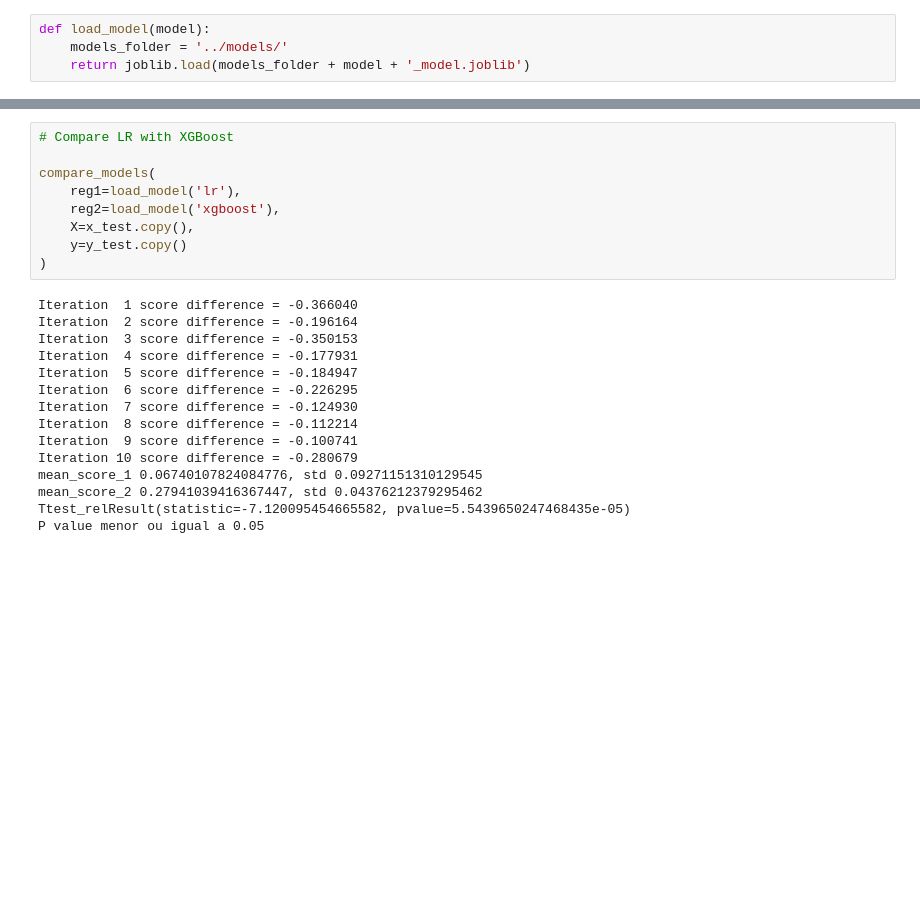
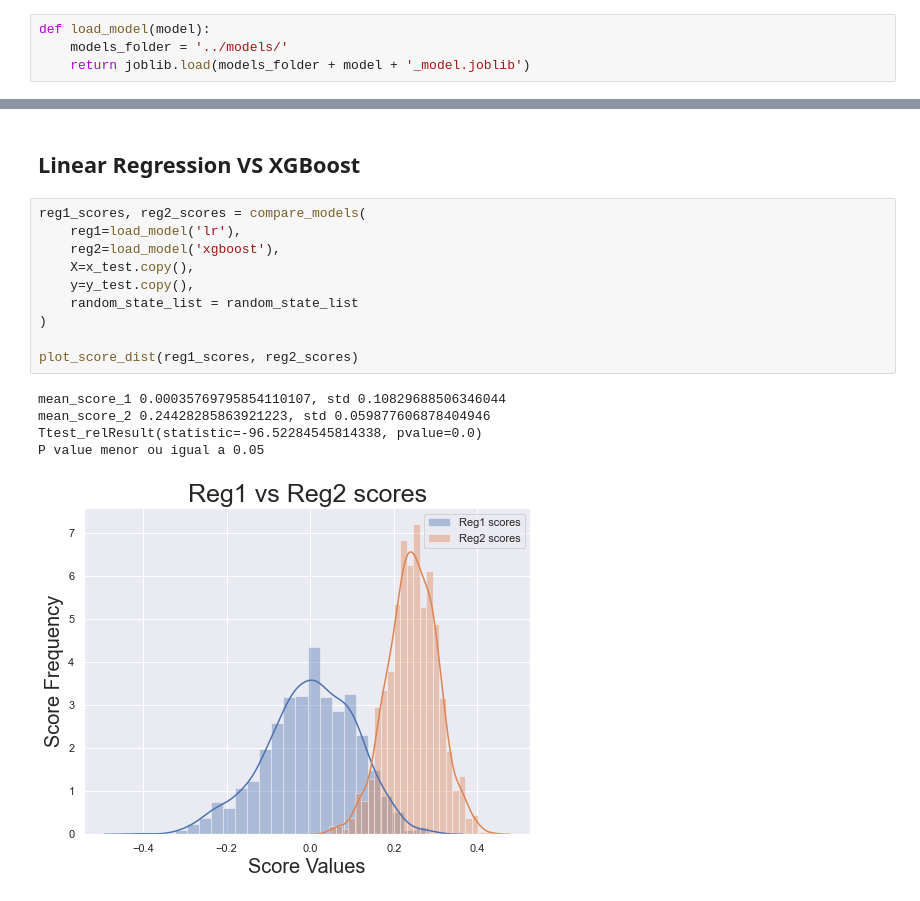
Before and after one commit to RenanDidier/protein-solubility-prediction, a Jupyter notebook: src/sol-compare-ml-models.ipynb, the cells around one changed output, grey strips where cells are left out. Saved outputs shown, nothing was run; the diff lists cells and outputs as text; blank space fills up the shorter version.

```diff
--- a/src/sol-compare-ml-models.ipynb
+++ b/src/sol-compare-ml-models.ipynb
@@ -63,24 +72,18 @@ P value menor ou igual a 0.05
+# %% [markdown]
+## Linear Regression VS XGBoost
 # %%
-# Compare LR with XGBoost
-
-compare_models(
+reg1_scores, reg2_scores = compare_models(
     reg1=load_model('lr'),
     reg2=load_model('xgboost'),
     X=x_test.copy(),
-    y=y_test.copy()
+    y=y_test.copy(),
+    random_state_list = random_state_list
 )
+
+plot_score_dist(reg1_scores, reg2_scores)
 # %% [output]
-Iteration  1 score difference = -0.366040
-Iteration  2 score difference = -0.196164
-Iteration  3 score difference = -0.350153
-Iteration  4 score difference = -0.177931
-Iteration  5 score difference = -0.184947
-Iteration  6 score difference = -0.226295
-Iteration  7 score difference = -0.124930
-Iteration  8 score difference = -0.112214
-Iteration  9 score difference = -0.100741
-Iteration 10 score difference = -0.280679
-mean_score_1 0.06740107824084776, std 0.09271151310129545
-mean_score_2 0.27941039416367447, std 0.04376212379295462
-Ttest_relResult(statistic=-7.120095454665582, pvalue=5.5439650247468435e-05)
+mean_score_1 0.00035769795854110107, std 0.10829688506346044
+mean_score_2 0.24428285863921223, std 0.059877606878404946
+Ttest_relResult(statistic=-96.52284545814338, pvalue=0.0)
 P value menor ou igual a 0.05
+[figure, added]
```
Also changed, not shown: parts of 11 cells of this notebook, 1 other file.
